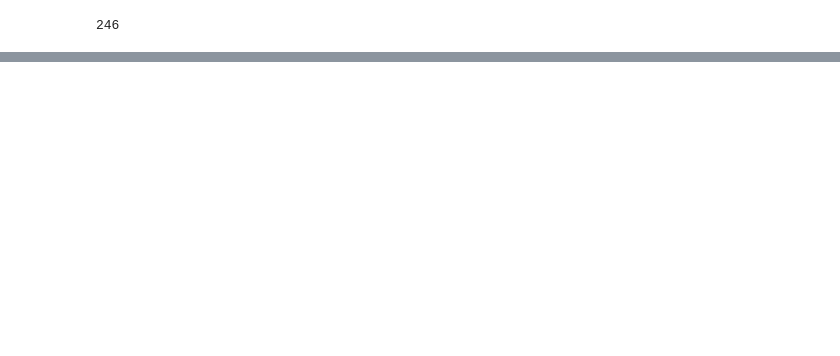
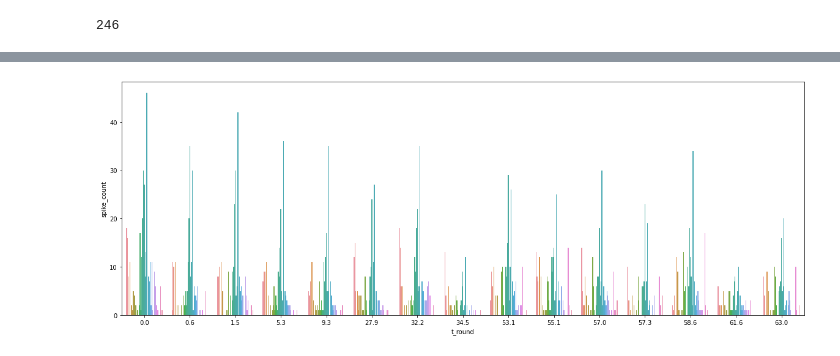
Before and after one commit to sh4r11f/NMA-rep-drift, a Jupyter notebook: NPX_within_session.ipynb, the cells around one changed output, grey strips where cells are left out. Cells and saved outputs as stored; diff of their text form; code cells hidden in the pictures; blank space fills up the shorter version.

```diff
--- a/NPX_within_session.ipynb
+++ b/NPX_within_session.ipynb
@@ -160,3 +150,7 @@ session.stimulus_presentations.loc[stim_idx, :]
 | 49334 | null | 0.8 | null | 135.0 | [21235.93333333, 21235.93333333] | [250.0, 250.0] | 0.04 | 5101.507332 | ... |
 | 49394 | null | 0.8 | null | 135.0 | [21235.93333333, 21235.93333333] | [250.0, 250.0] | 0.04 | 5281.657912 | ... |
 | 49422 | null | 0.8 | null | 135.0 | [21235.93333333, 21235.93333333] | [250.0, 250.0] | 0.04 | 5365.728172 | ... |
+# %%
+stim_times = session.stimulus_presentations.loc[stim_idx, ["start_time"]]
+stim_times["relative_time"] = (stim_times["start_time"] - stim_times["start_time"].min()) / 60
+stim_times
@@ -258,0 +331,8 @@ for i, u in enumerate(units):
+# %%
+fig, ax = plt.subplots(figsize=(20, 7))
+spikes_grpd["t_round"] = np.around(spikes_grpd["stim_time"], 1)
+plot = sns.barplot(x='t_round', y='spike_count', hue='unit_id', ax=ax, data=spikes_grpd)
+# plot.set_xticklabels(np.arange(1, len(spikes_grpd.unit_id.unique()) + 1))
+plot.legend_.remove()
+# %% [output]
+[figure, added]
```
Also changed, not shown: parts of 45 cells of this notebook, 2 other files.
